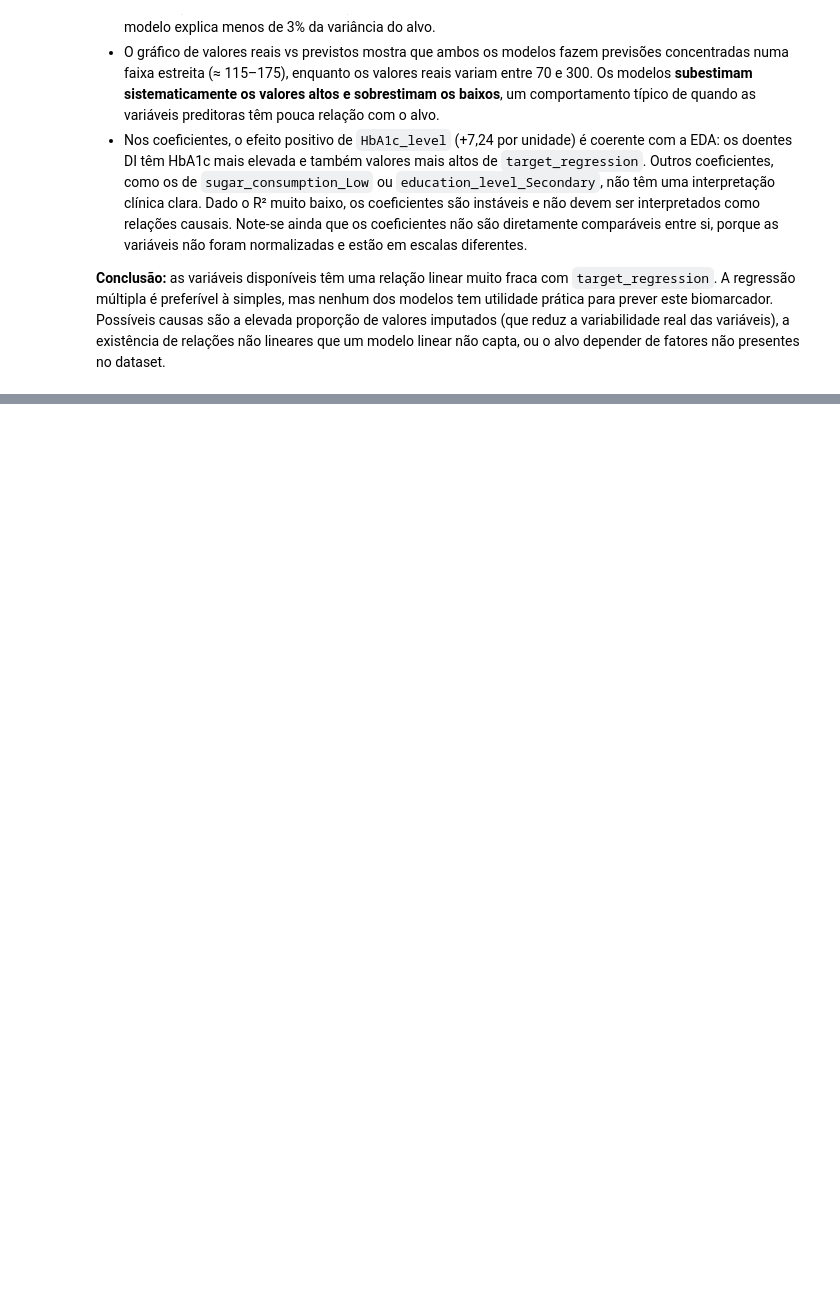
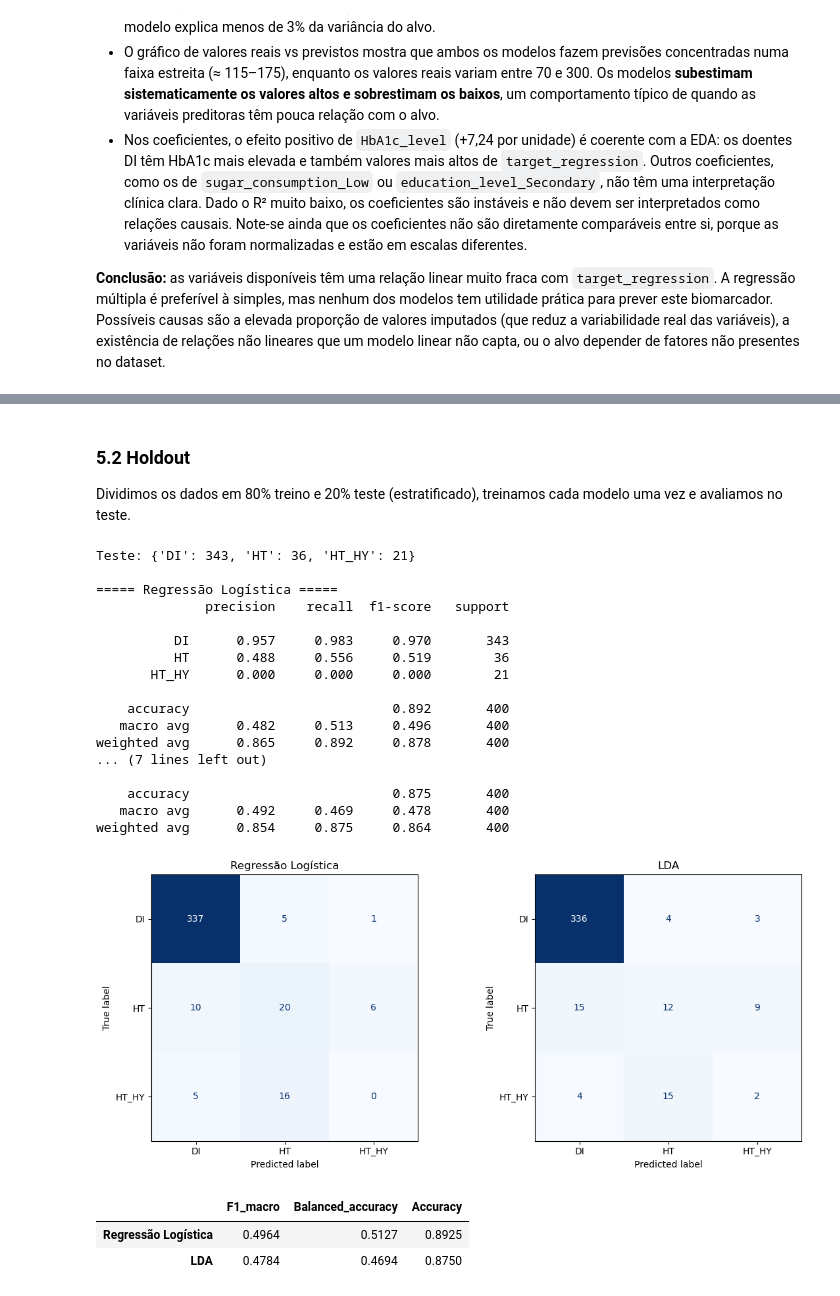
Before and after one commit to 1231478-Ellah-Fleischmann/APRAU-PROJETO, a Jupyter notebook: notebooks/APRAU_EFG_M1A_1231478_1230806.ipynb, the cells around one changed output, grey strips where cells are left out. Cells and saved outputs as stored; diff of their text form; code cells hidden in the pictures; blank space fills up the shorter version.

Commit message:
preparação de dados e modelo + hold out

```diff
--- a/notebooks/APRAU_EFG_M1A_1231478_1230806.ipynb
+++ b/notebooks/APRAU_EFG_M1A_1231478_1230806.ipynb
@@ -779,0 +829,51 @@ dtype: float64
+# %% [markdown]
+### 5.2 Holdout
+
+Dividimos os dados em 80% treino e 20% teste (estratificado), treinamos cada modelo uma vez e avaliamos no teste.
+# %%
+Xc_train, Xc_test, yc_train, yc_test = train_test_split(
+    X_cls, y_cls, test_size=0.2, stratify=y_cls, random_state=SEED)
+
+print("Teste:", yc_test.value_counts().to_dict(), "\n")
+
+res_holdout = {}
+fig, axes = plt.subplots(1, 2, figsize=(12, 5))
+
+for ax, (nome, modelo) in zip(axes, criar_modelos().items()):
+    modelo.fit(Xc_train, yc_train)
+    prev = modelo.predict(Xc_test)
+    res_holdout[nome] = metricas_cls(yc_test, prev)
+
+    print(f"===== {nome} =====")
+    print(classification_report(yc_test, prev, digits=3))
+
+    ConfusionMatrixDisplay.from_predictions(yc_test, prev, ax=ax, cmap='Blues', colorbar=False)
+    ax.set_title(nome)
+
+plt.tight_layout()
+plt.show()
+
+res_holdout = pd.DataFrame(res_holdout).T
+res_holdout.round(4)
+# %% [output]
+Teste: {'DI': 343, 'HT': 36, 'HT_HY': 21}
+
+===== Regressão Logística =====
+              precision    recall  f1-score   support
+
+          DI      0.957     0.983     0.970       343
+          HT      0.488     0.556     0.519        36
+       HT_HY      0.000     0.000     0.000        21
+
+    accuracy                          0.892       400
+   macro avg      0.482     0.513     0.496       400
+weighted avg      0.865     0.892     0.878       400
+... (7 lines left out)
+
+    accuracy                          0.875       400
+   macro avg      0.492     0.469     0.478       400
+weighted avg      0.854     0.875     0.864       400
+[figure, added]
+|  | F1_macro | Balanced_accuracy | Accuracy |
+| Regressão Logística | 0.4964 | 0.5127 | 0.8925 |
+| LDA | 0.4784 | 0.4694 | 0.8750 |
```
Also changed, not shown: parts of 3 cells of this notebook.
